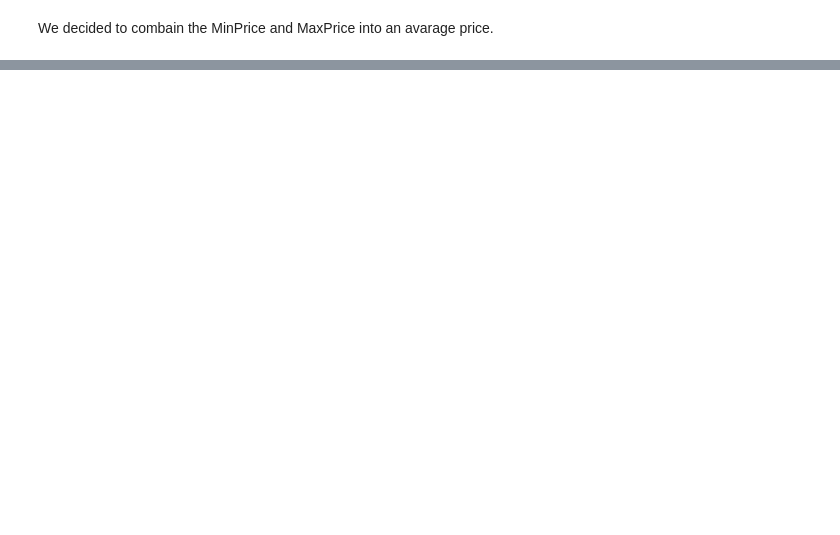
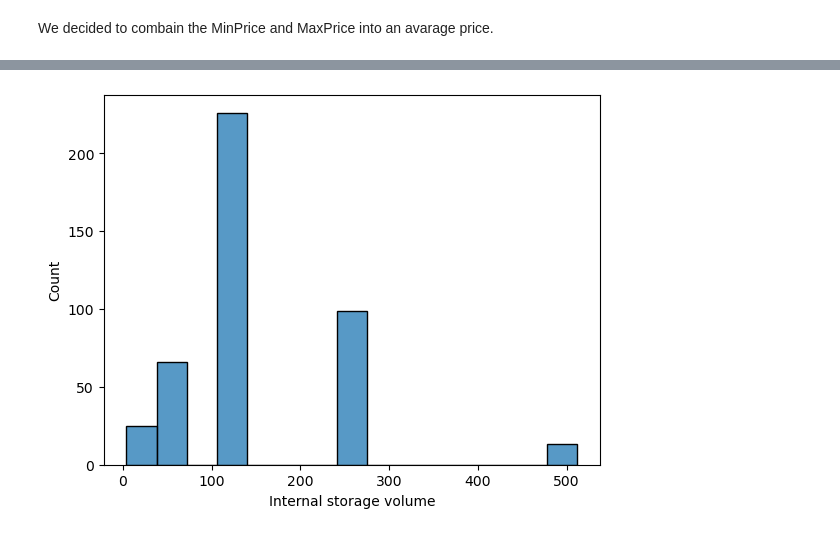
Before and after one commit to Davidtal1/PhoneProjects, a Jupyter notebook: PhonesProject.ipynb, the cells around one changed output, grey strips where cells are left out. Drawn from its saved outputs; the diff is of its cells as text; code cells hidden in the pictures; blank space fills up the shorter version.

```diff
--- a/PhonesProject.ipynb
+++ b/PhonesProject.ipynb
@@ -394,0 +430,7 @@ We decided to combain the MinPrice and MaxPrice into an avarage price.
+# %%
+avgsotrage=df_WithNone['Internal storage volume'].mode()[0]
+df_WithNone['Internal storage volume']= df_WithNone['Internal storage volume'].fillna(avgsotrage)
+sns.histplot(df_WithNone['Internal storage volume'])
+plt.show()
+# %% [output]
+[figure, added]
```
Also changed, not shown: parts of 23 cells of this notebook.
